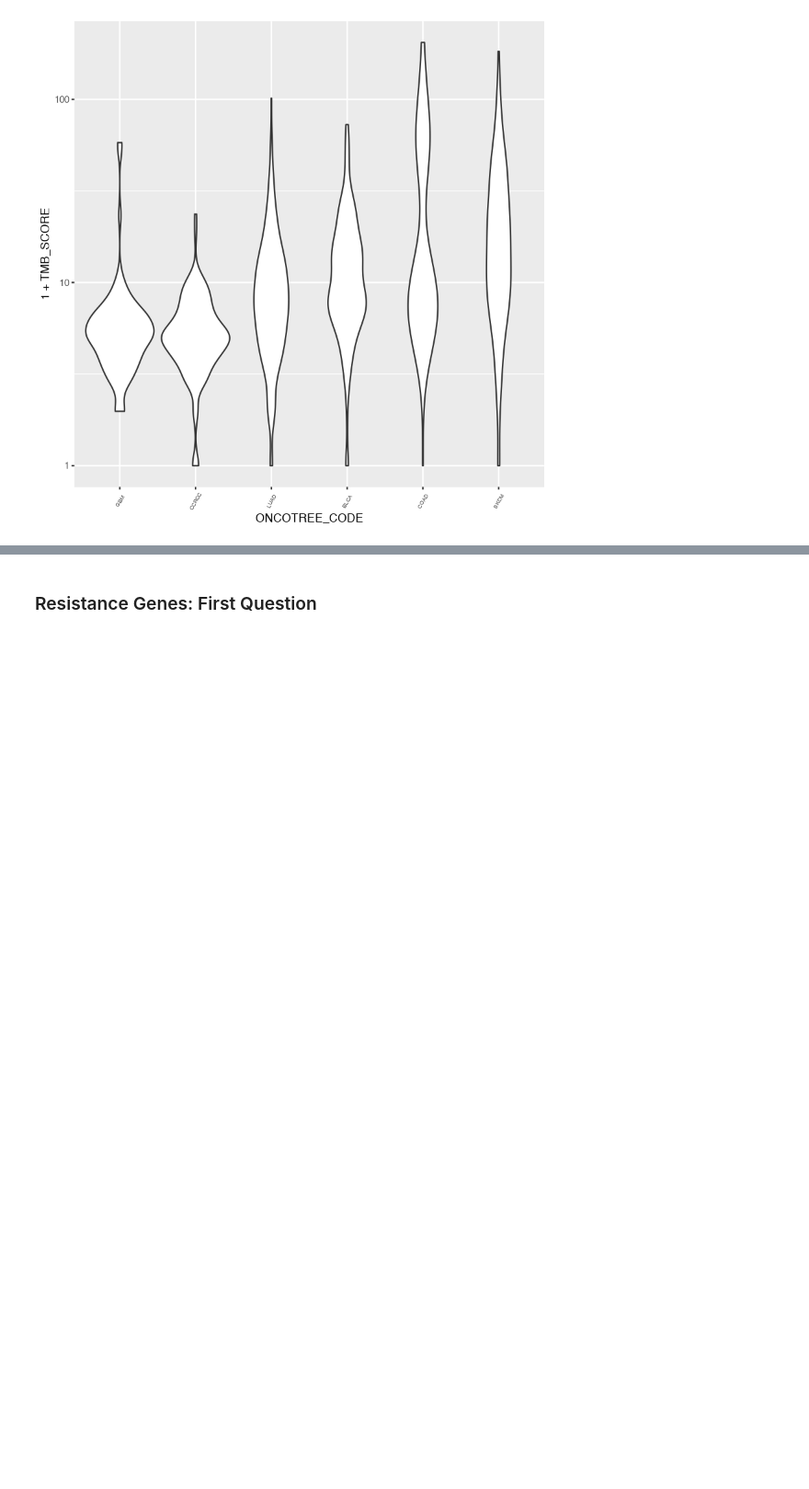
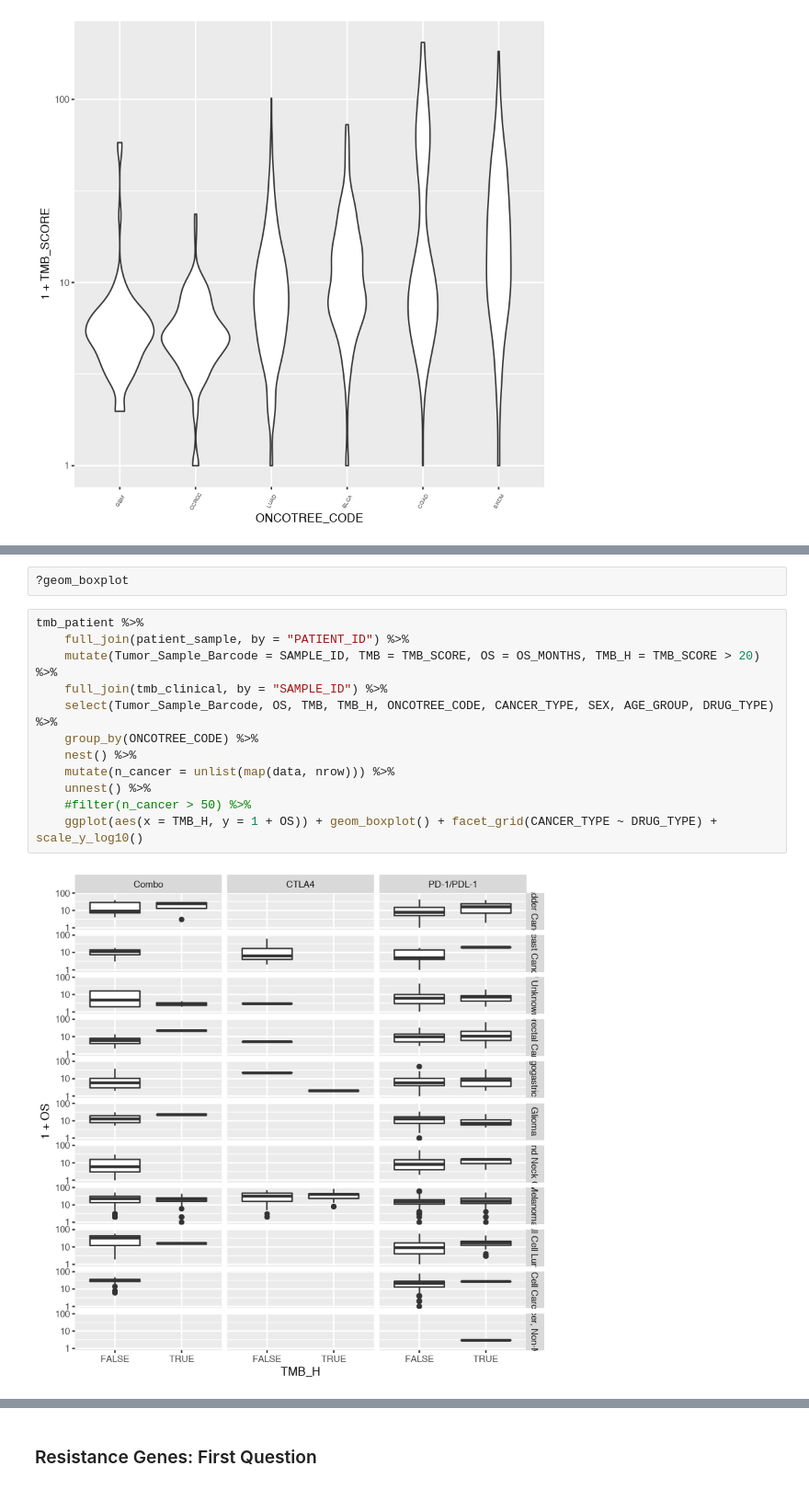
Before and after one commit to cobrbra/ccg, a Jupyter notebook: Code/Resistance.ipynb, the cells around one changed output, grey strips where cells are left out. Shown at 92% size. Cells and saved outputs as stored; diff of their text form; blank space fills up the shorter version.

```diff
--- a/Code/Resistance.ipynb
+++ b/Code/Resistance.ipynb
@@ -297,0 +374,16 @@ tmb_patient %>%
+# %%
+?geom_boxplot
+# %%
+tmb_patient %>%
+    full_join(patient_sample, by = "PATIENT_ID") %>%
+    mutate(Tumor_Sample_Barcode = SAMPLE_ID, TMB = TMB_SCORE, OS = OS_MONTHS, TMB_H = TMB_SCORE > 20) %>%
+    full_join(tmb_clinical, by = "SAMPLE_ID") %>%
+    select(Tumor_Sample_Barcode, OS, TMB, TMB_H, ONCOTREE_CODE, CANCER_TYPE, SEX, AGE_GROUP, DRUG_TYPE) %>%
+    group_by(ONCOTREE_CODE) %>%
+    nest() %>%
+    mutate(n_cancer = unlist(map(data, nrow))) %>%
+    unnest() %>%
+    #filter(n_cancer > 50) %>%
+    ggplot(aes(x = TMB_H, y = 1 + OS)) + geom_boxplot() + facet_grid(CANCER_TYPE ~ DRUG_TYPE) + scale_y_log10()
+# %% [output]
+[figure, added]
```
Also changed, not shown: parts of 76 cells of this notebook, 5 other files.
